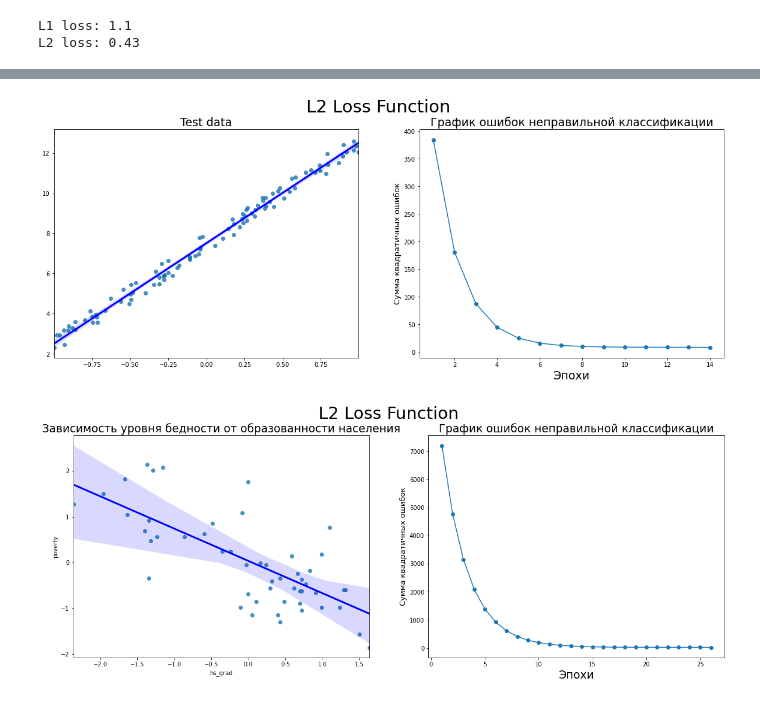
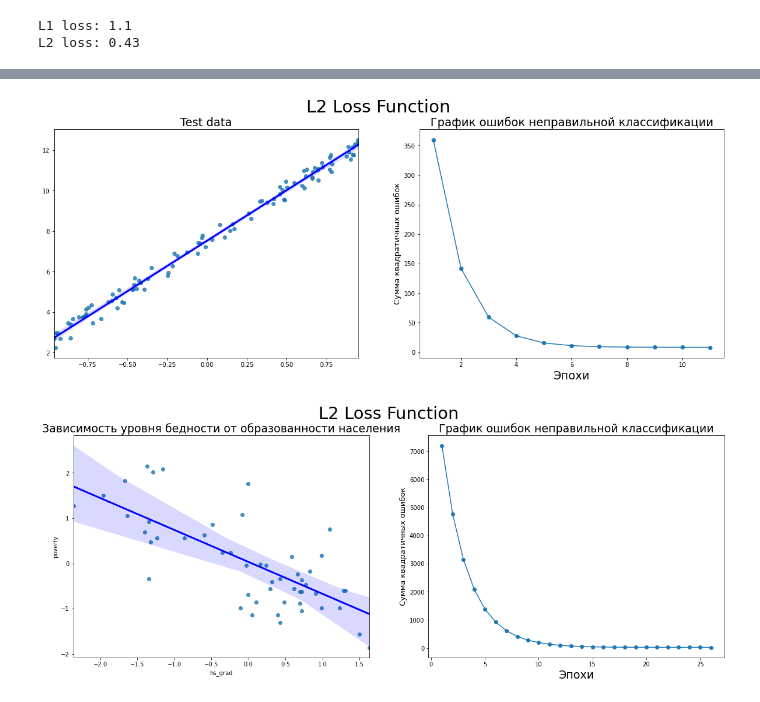
Before and after one commit to Artexxx/Artem-python, a Jupyter notebook: algorithms/Model Optimization Methods/Activation Functions and Loss functions.ipynb, the cells around one changed output, grey strips where cells are left out. Drawn from its saved outputs; the diff is of its cells as text; code cells hidden in the pictures.

```diff
--- a/algorithms/Model Optimization Methods/Activation Functions and Loss functions.ipynb
+++ b/algorithms/Model Optimization Methods/Activation Functions and Loss functions.ipynb
@@ -320,7 +337,7 @@ def L2(yhat, y):
         yhat - predicted labels
         y - true labels
     """
-    loss = np.sum(np.dot(y-yhat,y-yhat))
+    loss = np.sum(np.square(y-yhat))
     return loss
 # %%
 yhat = np.array([.9, 0.2, 0.1, .4, .9])
@@ -348,35 +365,41 @@ ${\displaystyle
 # %%
 def update_weights_SSE(w, b, X, Y, learning_rate):
     w_deriv = 0
     b_deriv = 0
 
     N = len(X)
     for i in range(N-1):
         # Вычисление частных производных
         w_deriv += (- 2 * X[i]) * (- w * X[i] - b + Y[i])
         b_deriv += 2 * w * X[i] +  2 * b -  2 * Y[i]
 
     w -= learning_rate * (w_deriv / float(N))
     b -= learning_rate * (b_deriv / float(N))
     return w, b
 
 #_______________________________________________________________________________________________Test data
 X, Y = get_test_data()
-wlist, blist, errors = gradient_descent(X, Y, update_weights_SSE, learning_rate=0.5, n_iter=100)
-best_w, best_b = wlist[-1], blist[-1]
-visualize_gradient_descent(X, Y,
-                           best_w, best_b, errors,
-                           title_loss_func='L2 Loss Function')
-#_______________________________________________________________________________________________ Real data
-X, Y = get_real_data()
-wlist, blist, errors = gradient_descent(X, Y, update_weights_SSE, learning_rate=0.1, n_iter=100)
+wlist, blist, errors = gradient_descent(X, Y,
+                                        update_weights_SSE, loss_function=L2,
+                                        learning_rate=0.5, n_iter=100)
 best_w, best_b = wlist[-1], blist[-1]
 visualize_gradient_descent(X, Y,
                            best_w, best_b, errors,
                            title_loss_func='L2 Loss Function',
-                           title_first_plot="Зависимость уровня бедности от образованности населения")
+                           ylabel_second_plot='Сумма квадратичных ошибок',)
+#_______________________________________________________________________________________________ Real data
+X, Y = get_real_data()
+wlist, blist, errors = gradient_descent(X, Y,
+                                        update_weights_SSE, loss_function=L2,
+                                        learning_rate=0.1, n_iter=100)
+best_w, best_b = wlist[-1], blist[-1]
+visualize_gradient_descent(X, Y,
+                           best_w, best_b, errors,
+                           title_loss_func='L2 Loss Function',
+                           title_first_plot="Зависимость уровня бедности от образованности населения",
+                           ylabel_second_plot='Сумма квадратичных ошибок',)
 # %% [output]
-[figure, old version]
+[figure, new version]
 [figure]
 # %% [markdown]
 Чтобы понять, как можно вывести функцию издержек для логистической регрессии, определим правдоподобие $L$.
```
Also changed, not shown: parts of 10 cells of this notebook.
